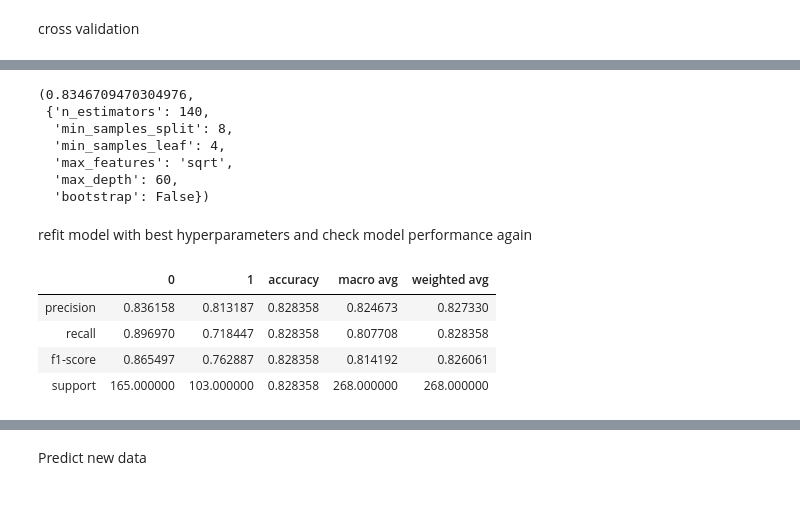
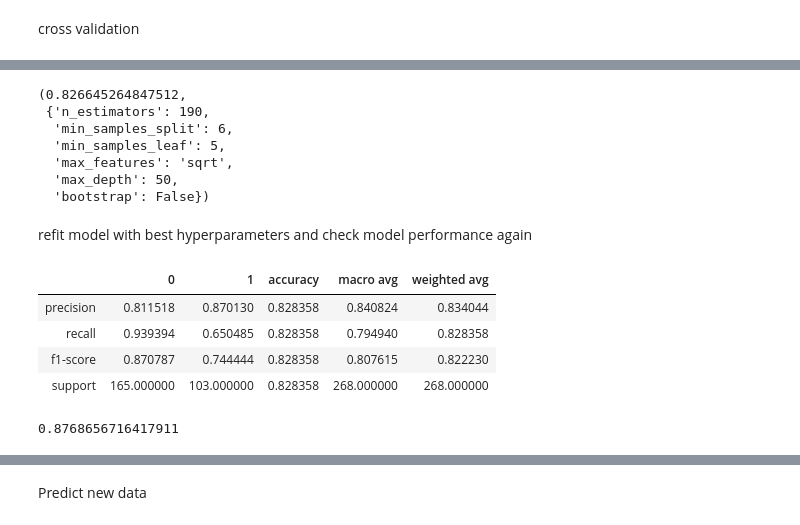
Before and after one commit to loej/ML-Research, a Jupyter notebook: Team Work/Xiaoyan/titanic/Titanic Random Forest.ipynb, the cells around one changed output, grey strips where cells are left out. Saved outputs shown, nothing was run; the diff lists cells and outputs as text; code cells hidden in the pictures.

```diff
--- a/Team Work/Xiaoyan/titanic/Titanic Random Forest.ipynb
+++ b/Team Work/Xiaoyan/titanic/Titanic Random Forest.ipynb
@@ -9,7 +9,7 @@ import seaborn as sns
 # %% [markdown]
 load in dataset
 # %%
-df = pd.read_csv('C:/Users/Lenovo/Desktop/Yu Lab/titanic/train.csv')
+df = pd.read_csv('C:/Users/Lenovo/Desktop/Yu Lab/titanic - binary outcome/train.csv')
 df.head()
 # %% [output]
 |  | PassengerId | Survived | Pclass | Name | Sex | Age | SibSp | Parch | Ticket | Fare | ... |
@@ -207,3 +266,13 @@ feature_importances # gini impurity
 | Embarked_Q | 0.003722 |
 # %% [markdown]
 cross validation
+# %%
+# get training adn testing data again
+# split x and y
+y = df.Survived
+x = df.drop(['Survived'], axis = 1)
+xtrain, xtest, ytrain,ytest = train_test_split(x,y,test_size = 0.3, stratify = y)
+# normalize age
+scaler = StandardScaler()
+xtrain.iloc[:,[0,3]] = scaler.fit_transform(xtrain.iloc[:,[0,3]])
+xtest.iloc[:,[0,3]] = scaler.transform(xtest.iloc[:,[0,3]])
@@ -232,29 +312,33 @@ Fitting 5 folds for each of 100 candidates, totalling 500 fits
 # bets score and best parameters
 search.best_score_, best
 # %% [output]
-(0.8346709470304976,
- {'n_estimators': 140,
-  'min_samples_split': 8,
-  'min_samples_leaf': 4,
+(0.826645264847512,
+ {'n_estimators': 190,
+  'min_samples_split': 6,
+  'min_samples_leaf': 5,
   'max_features': 'sqrt',
-  'max_depth': 60,
+  'max_depth': 50,
   'bootstrap': False})
 # %% [markdown]
 refit model with best hyperparameters and check model performance again
 # %%
 search.best_score_, best# apply best parameters and get model scores
-best_model = RandomForestClassifier(n_estimators= 140,
-  min_samples_split= 8,
-  min_samples_leaf= 4,
-  max_features='auto',
-  max_depth= 60,
+best_model = RandomForestClassifier(n_estimators= 190,
+  min_samples_split= 6,
+  min_samples_leaf= 5,
+  max_features='sqrt',
+  max_depth= 50,
   bootstrap=False)
 best_model.fit(xtrain, ytrain)
 ypred = best_model.predict(xtest)
 pd.DataFrame(classification_report(ytest, ypred,output_dict=True))
 # %% [output]
 |  | 0 | 1 | accuracy | macro avg | weighted avg |
-| precision | 0.836158 | 0.813187 | 0.828358 | 0.824673 | 0.827330 |
-| recall | 0.896970 | 0.718447 | 0.828358 | 0.807708 | 0.828358 |
-| f1-score | 0.865497 | 0.762887 | 0.828358 | 0.814192 | 0.826061 |
+| precision | 0.811518 | 0.870130 | 0.828358 | 0.840824 | 0.834044 |
+| recall | 0.939394 | 0.650485 | 0.828358 | 0.794940 | 0.828358 |
+| f1-score | 0.870787 | 0.744444 | 0.828358 | 0.807615 | 0.822230 |
 | support | 165.000000 | 103.000000 | 0.828358 | 268.000000 | 268.000000 |
+# %%
+classifier.score(xtest,ytest) # accuracy
+# %% [output]
+0.8768656716417911
```
Also changed, not shown: parts of 14 cells of this notebook.
